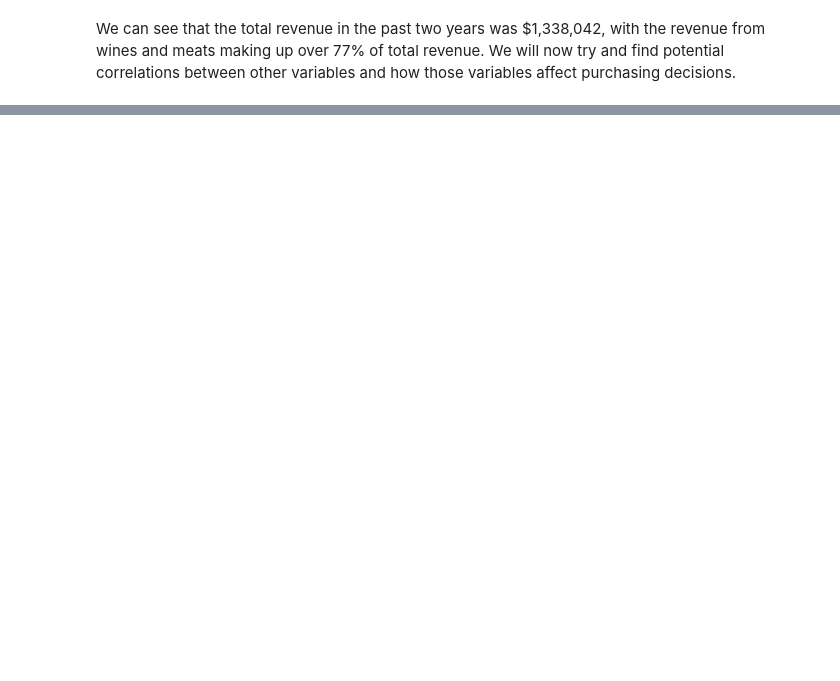
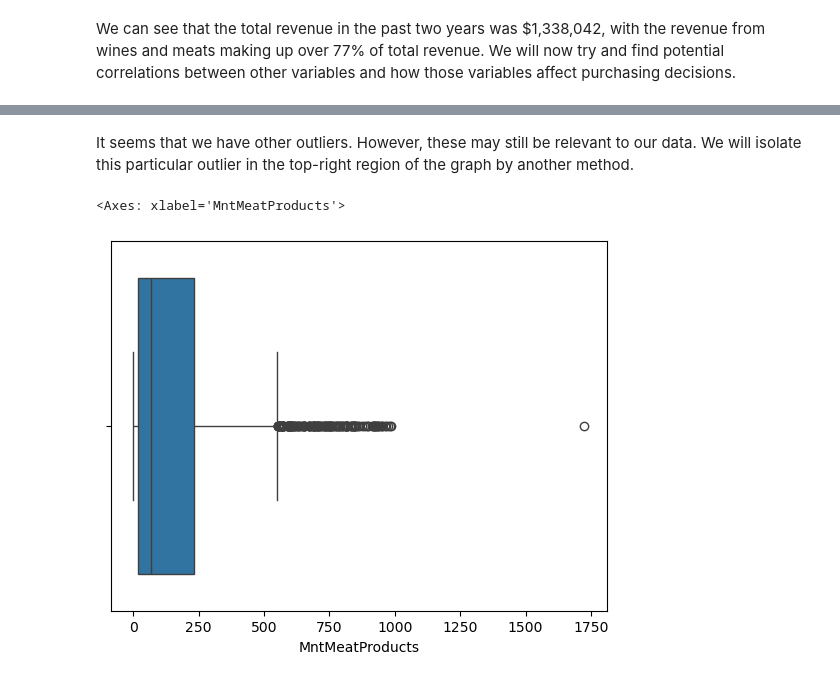
Before and after one commit to samjian8/marketing-campaign-analysis, a Jupyter notebook: main.ipynb, the cells around one changed output, grey strips where cells are left out. Cells and saved outputs as stored; diff of their text form; code cells hidden in the pictures; blank space fills up the shorter version.

```diff
--- a/main.ipynb
+++ b/main.ipynb
@@ -185,0 +223,7 @@ df_subset.corr()
+# %% [markdown]
+It seems that we have other outliers. However, these may still be relevant to our data. We will isolate this particular outlier in the top-right region of the graph by another method.
+# %%
+sns.boxplot(x=df['MntMeatProducts'])
+# %% [output]
+<Axes: xlabel='MntMeatProducts'>
+[figure, added]
```
Also changed, not shown: parts of 18 cells of this notebook, 2 other files.
